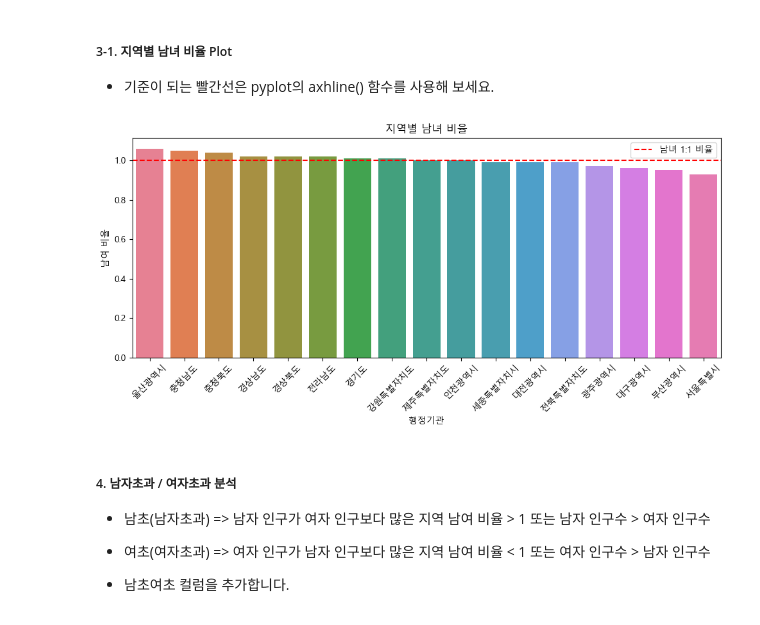
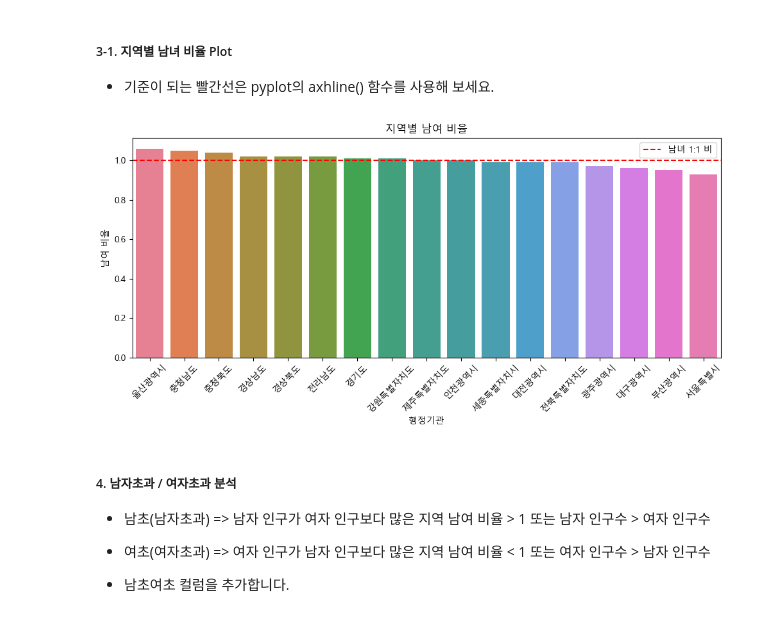
Before and after one commit to yeoleum0721/Python_Webscraping_Anaylsis, a Jupyter notebook: ExerciseProblem/04_인구현황분석.ipynb, the cells around one changed output. Cells and saved outputs as stored; diff of their text form; code cells hidden in the pictures.

```diff
--- a/ExerciseProblem/04_인구현황분석.ipynb
+++ b/ExerciseProblem/04_인구현황분석.ipynb
@@ -95,6 +99,8 @@ plt.show()
 # %%
 print("3. 남녀 비율 분석")
-#//df_people_in_home=df[['행정기관','세대당 인구']].copy().sort_values(by='세대당 인구',ascending=False).reset_index(drop=True)
+df_sex_proportion=df[['행정기관','남여 비율']].copy().sort_values(by='남여 비율',ascending=False).reset_index(drop=True)
+
+df_sex_proportion
 # %% [output]
 3. 남녀 비율 분석
 |  | 행정기관 | 남여 비율 |
@@ -118,10 +124,21 @@ print("3. 남녀 비율 분석")
 # %% [markdown]
 ##### 3-1. 지역별 남녀 비율 Plot
 * 기준이 되는 빨간선은 pyplot의 axhline() 함수를 사용해 보세요.
-# %%
-plt.figure(figsize=(10,5))
-# %% [output]
-[figure, removed]
+# %%
+plt.figure(figsize=(10,5))
+
+# seaborn의 barplot() 함수사용
+sns.barplot(data= df_sex_proportion, x='행정기관',y='남여 비율', hue ='행정기관')
+
+
+plt.axhline(y=1, xmin=0, xmax=1, color = 'red', ls= 'dashed',label='남녀 1:1 비')
+plt.legend()
+plt.xticks(rotation=45)
+plt.title('지역별 남여 비율')
+plt.tight_layout()
+plt.show()
+# %% [output]
+[figure, added]
 # %% [markdown]
 ##### 4. 남자초과 / 여자초과 분석
 * 남초(남자초과) => 남자 인구가 여자 인구보다 많은 지역	남여 비율 > 1 또는 남자 인구수 > 여자 인구수
```
Also changed, not shown: parts of 3 cells of this notebook, 4 other files.
